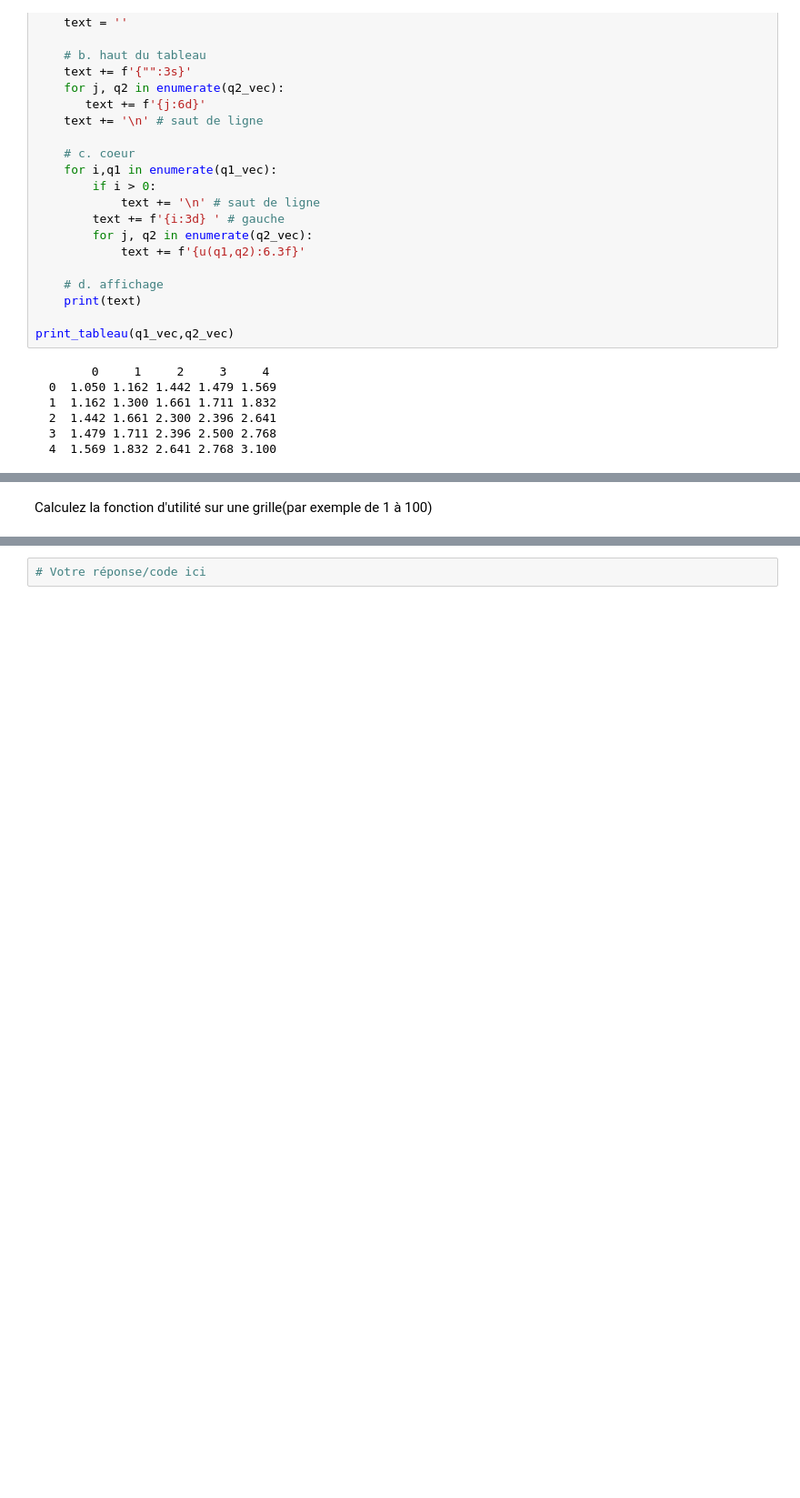
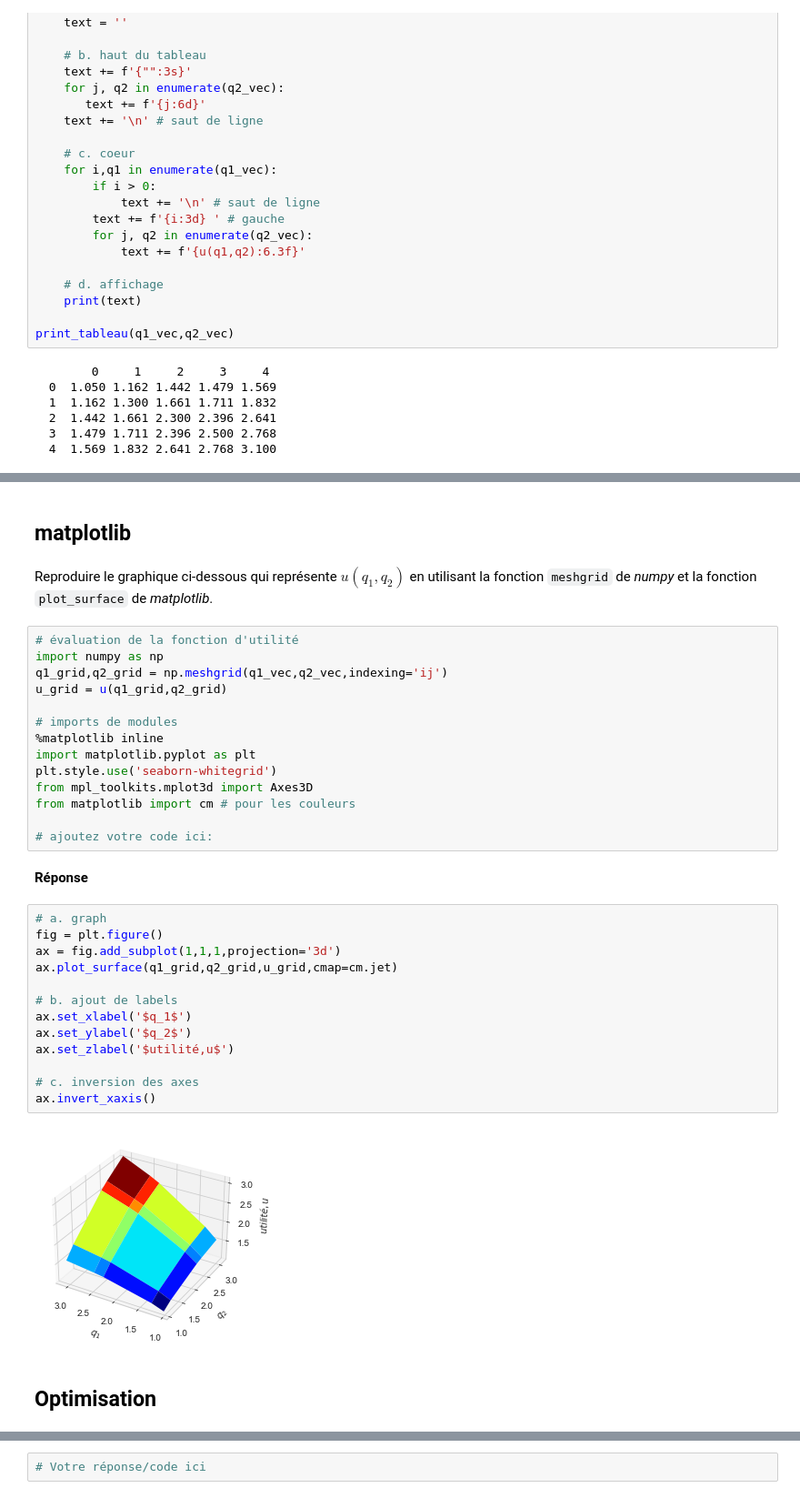
Before and after one commit to lugovalexa/Cours-UGA-Python-M1-Eco, a Jupyter notebook: Notebooks/Devoirs/Devoir_1/Devoir_1.ipynb, the cells around one changed output, grey strips where cells are left out. Shown at 91% size. Cells and saved outputs as stored; diff of their text form; blank space fills up the shorter version.

```diff
--- a/Notebooks/Devoirs/Devoir_1/Devoir_1.ipynb
+++ b/Notebooks/Devoirs/Devoir_1/Devoir_1.ipynb
@@ -89,2 +87,37 @@ print_tableau(q1_vec,q2_vec)
-# %% [markdown]
-Calculez la fonction d'utilité sur une grille(par exemple de 1 à 100)
+# %% [markdown]
+## matplotlib
+# %% [markdown]
+Reproduire le graphique ci-dessous qui représente $u(q_1,q_2)$ en utilisant la fonction `meshgrid`  de _numpy_ et la fonction `plot_surface` de _matplotlib_.
+# %%
+# évaluation de la fonction d'utilité
+import numpy as np
+q1_grid,q2_grid = np.meshgrid(q1_vec,q2_vec,indexing='ij')
+u_grid = u(q1_grid,q2_grid)
+
+# imports de modules
+%matplotlib inline
+import matplotlib.pyplot as plt
+plt.style.use('seaborn-whitegrid')
+from mpl_toolkits.mplot3d import Axes3D
+from matplotlib import cm # pour les couleurs
+
+# ajoutez votre code ici:
+# %% [markdown]
+**Réponse**
+# %%
+# a. graph
+fig = plt.figure()
+ax = fig.add_subplot(1,1,1,projection='3d')
+ax.plot_surface(q1_grid,q2_grid,u_grid,cmap=cm.jet)
+
+# b. ajout de labels
+ax.set_xlabel('$q_1$')
+ax.set_ylabel('$q_2$')
+ax.set_zlabel('$utilité,u$')
+
+# c. inversion des axes
+ax.invert_xaxis()
+# %% [output]
+[figure, added]
+# %% [markdown]
+## Optimisation
```
Also changed, not shown: parts of 21 cells of this notebook, 7 other files.
